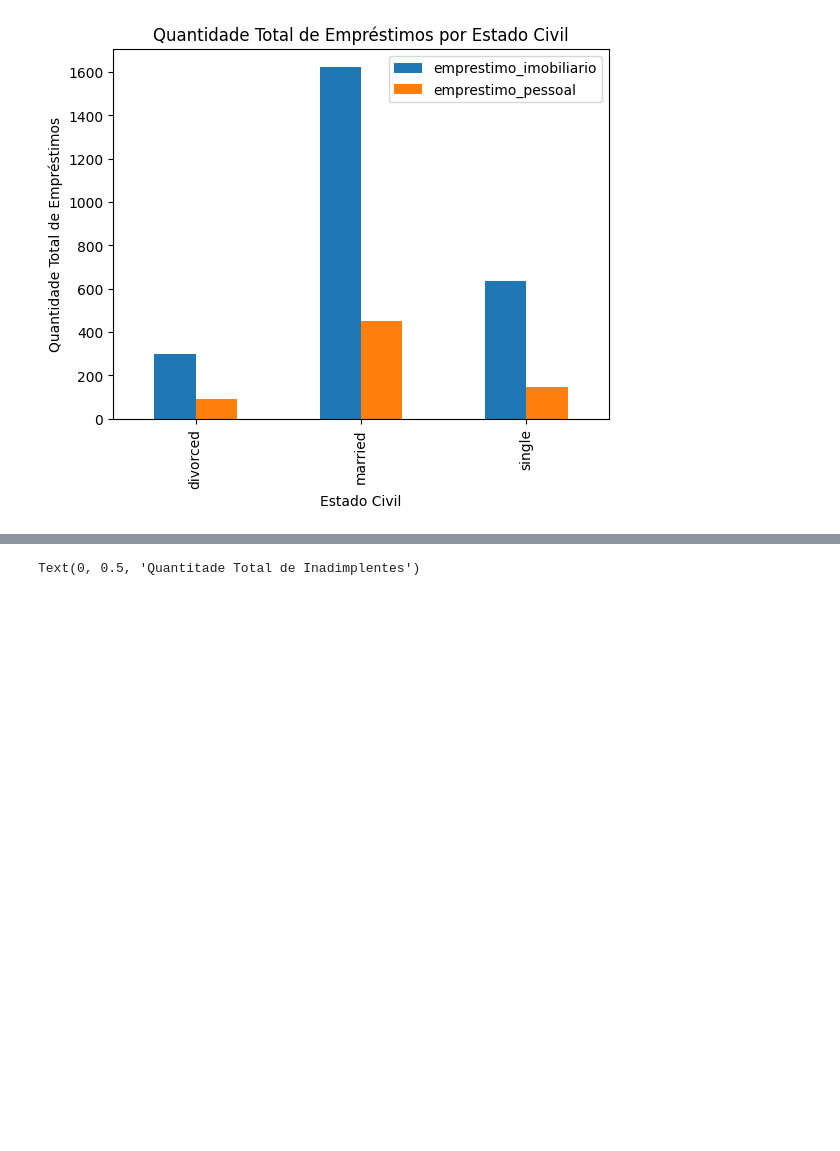
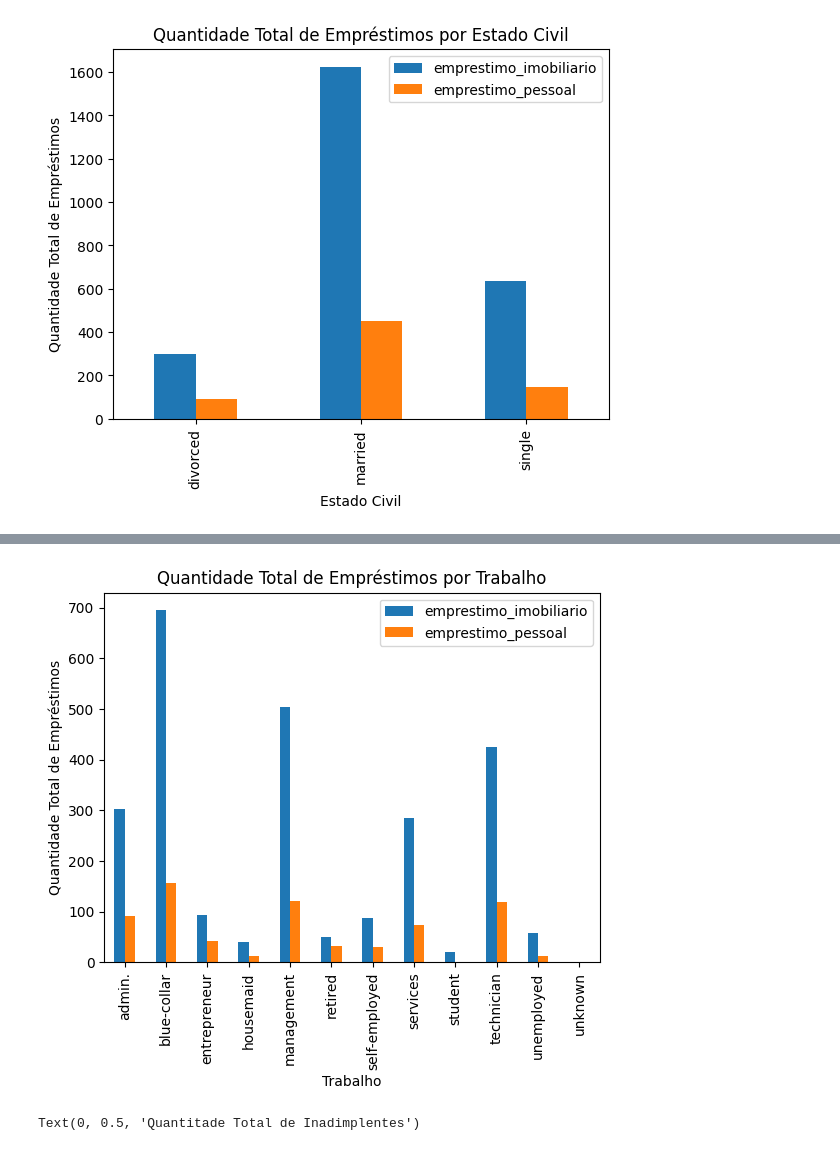
Before and after one commit to guilbd/Projeto_Tec_Prog_I_ADA_Santander_Coders2023, a Jupyter notebook: projeto.ipynb, the cells around one changed output, grey strips where cells are left out. Cells and saved outputs as stored; diff of their text form; code cells hidden in the pictures; blank space fills up the shorter version.

```diff
--- a/projeto.ipynb
+++ b/projeto.ipynb
@@ -419,3 +457,15 @@ plt.show()
+# %%
+# Agrupação dos dados de Trabalho e, em seguida, cálculo da soma das colunas de empréstimo
+job_loan = df.groupby('trabalho')[['emprestimo_imobiliario', 'emprestimo_pessoal']].sum()
+
+# Gráfico de barras mostrando a quantidade total de empréstimos de acordo com o trabalho
+job_loan.plot(kind='bar')
+plt.title('Quantidade Total de Empréstimos por Trabalho')
+plt.xlabel('Trabalho')
+plt.ylabel('Quantidade Total de Empréstimos')
+plt.show()
+# %% [output]
+[figure, added]
 # %%
 # Agrupa os dados por estado civil e calcule a soma das colunas de inadimplente
 marital_default = df.groupby('estado_civil')['inadimplente'].sum()
```
Also changed, not shown: parts of 4 cells of this notebook.
